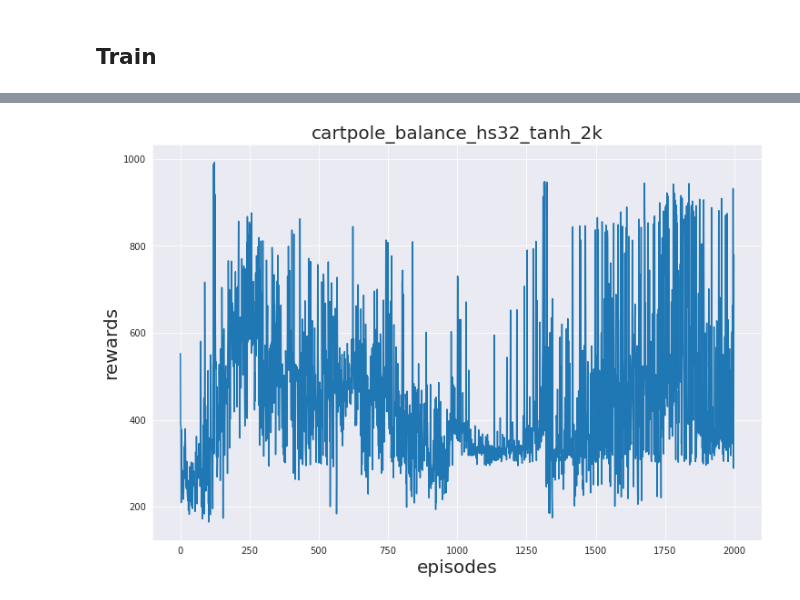
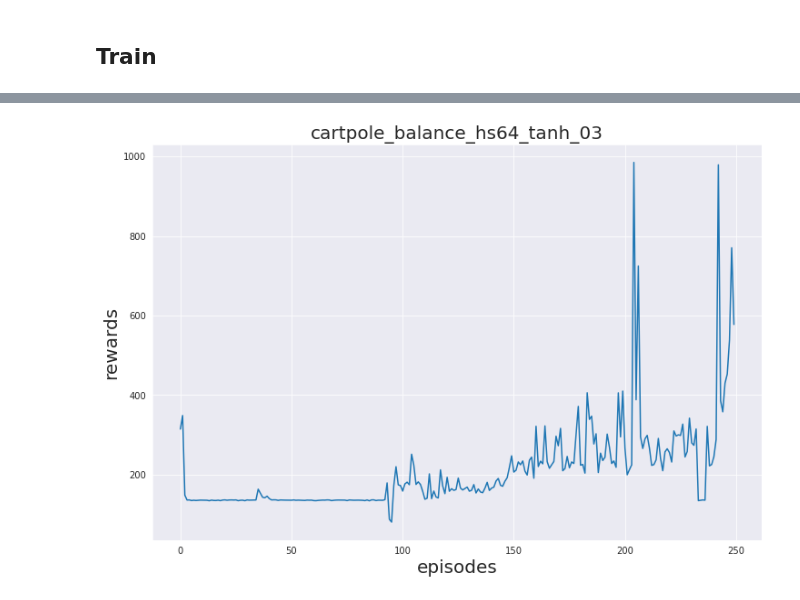
Before and after one commit to Better-than-Elon/TransThesis, a Jupyter notebook: AripAtrpo/solver_onreward.ipynb, the cells around one changed output, grey strips where cells are left out. Drawn from its saved outputs; the diff is of its cells as text; code cells hidden in the pictures.

```diff
--- a/AripAtrpo/solver_onreward.ipynb
+++ b/AripAtrpo/solver_onreward.ipynb
@@ -26,17 +26,17 @@ from src.utils import fanin_init, weights_init_normal, Average, freeze, unfreeze
 # %% [markdown]
 ## Initialize environment and parameters
 # %%
-batch_size = 100
+batch_size = 1000
 lr = 0.0001
 hidden_size = 200
-model_hidden_size = 32
+model_hidden_size = 64
 max_episodes = 3000
-max_steps = 1000
-max_buffer = 1000000
+max_steps = 5000
+max_buffer = 100000
 device = 'cuda'
-use_pretrained_model = True
-domain_name = 'fish'
-task_name = 'swim'
+use_pretrained_model = False
+domain_name = 'cartpole'
+task_name = 'balance'
 agent_name = f'{domain_name}_{task_name}_hs{model_hidden_size}'
 
 env = dmc2gym.make(domain_name=domain_name, task_name=task_name, seed=1)
@@ -49,3 +49,7 @@ action_dim = env.action_space.shape[0]
 q_dim = 1
 max_action = float(env.action_space.high[0])
 min_Val = torch.tensor(1e-7).float().to(device) # min value
+
+directory = './data/'
+model_directory = directory + 'models/'
+plot_directory = directory + 'plots/'
@@ -195,11 +209,13 @@ if use_pretrained_model:
     agent = LPModel(state_dim, action_dim, q_dim, hidden_size, model_hidden_size, lr, batch_size, device)
     model_name = agent_name+'_model.pt'
     policy_name = agent_name+'_best_policy.pt'
-    agent.model.load_state_dict(torch.load(f'/home/jovyan/LinearProgrammingRL/saved_models/{model_name}'))
+    agent.model.load_state_dict(torch.load(f'{model_directory}{model_name}'))
     train_worldmodel = False
     freeze(agent.model)
 else:
     agent = LPModel(state_dim, action_dim, q_dim, hidden_size, model_hidden_size, lr, batch_size, device)
     train_worldmodel = True
+    model_name = agent_name+'_model.pt'
+    policy_name = agent_name+'_best_policy.pt'
 # %% [markdown]
 ## Train
@@ -206,7 +226,4 @@ else:
 # %%
-rewards = []
-ploss = []
-dloss = []
 total_reward = 0
 total_step = 0
 best_reward = 0
@@ -226,11 +243,15 @@ for episode in tqdm(range(max_episodes)):
         if done:
             break
     rewards.append(total_reward)
+
     _, ploss, floss = agent.update(None)
-    if train_worldmodel:
-        agent.env_update()
+    closs, mloss = agent.env_update()
 
-    print("Total T:{} Episode: \t{} Total Reward: \t{:0.2f}".format(total_step, episode, total_reward))
+    # _, ploss, floss = agent.update(None)
+    # if train_worldmodel:
+    #     agent.env_update()
+
+    print("Total T:{} Episode: \t{} Total Reward: \t{:0.2f} Ploss: \t{} Floss: \t{} Closs: \t{} Mloss: \t{}".format(total_step, episode, total_reward, Average(ploss).item(), Average(floss).item(), Average(closs).item(), Average(mloss).item()))
     total_reward=0
     if episode % 50 == 0:
         print('Ploss', Average(ploss).item())
@@ -238,6 +259,6 @@ for episode in tqdm(range(max_episodes)):
         achieved_reward = agent.evaluate(agent.policy, env)
         if achieved_reward> best_reward:
             best_reward = achieved_reward
-            torch.save(agent.policy.state_dict(), f'/home/jovyan/LinearProgrammingRL/saved_models/{policy_name}')
+            torch.save(agent.policy.state_dict(), f'{model_directory}{policy_name}')
         print("--------------------------------")
         gc.collect(); torch.cuda.empty_cache()
@@ -244,22 +288,22 @@ for episode in tqdm(range(max_episodes)):
 # %%
 import matplotlib.pyplot as plt
 import numpy as np
 import seaborn as sns
 
 
-agent_name = f'{domain_name}_{task_name}_hs{model_hidden_size}_tanh_2k'
+agent_name = f'{domain_name}_{task_name}_hs{model_hidden_size}_tanh_03'
 
 
 sns.set_style("darkgrid")
 plt.figure(figsize=(12, 8))
 plt.title(agent_name, size=20)
 plt.xlabel("episodes", size=20)
 plt.ylabel("rewards", size=20)
-plt.plot(rewards[:2000])
-plt.savefig(f'/home/jovyan/LinearProgrammingRL/plots/{agent_name}')
+plt.plot(rewards[:250])
+plt.savefig(f'{plot_directory}{agent_name}')
 plt.show()
 # %% [output]
-[figure, old version]
+[figure, new version]
 # %%
 import matplotlib.pyplot as plt
 import numpy as np
```
Also changed, not shown: parts of 7 cells of this notebook, 3 other files.
